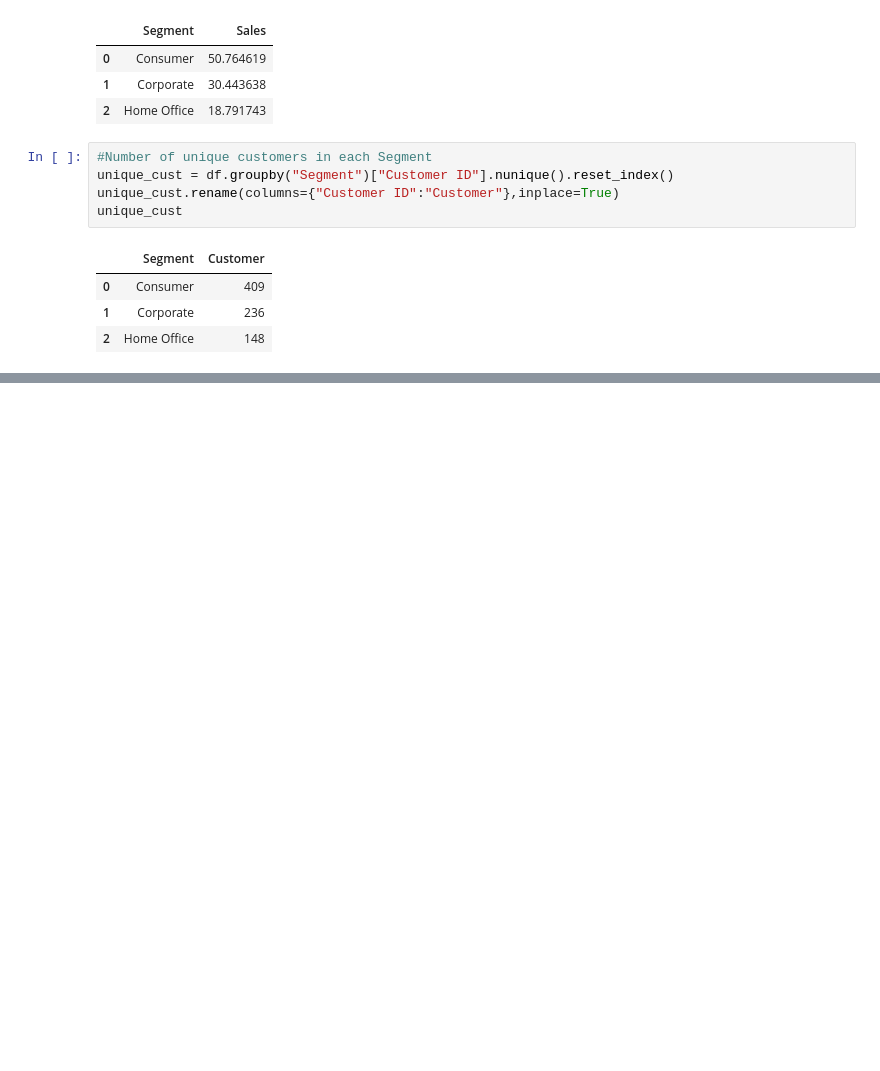
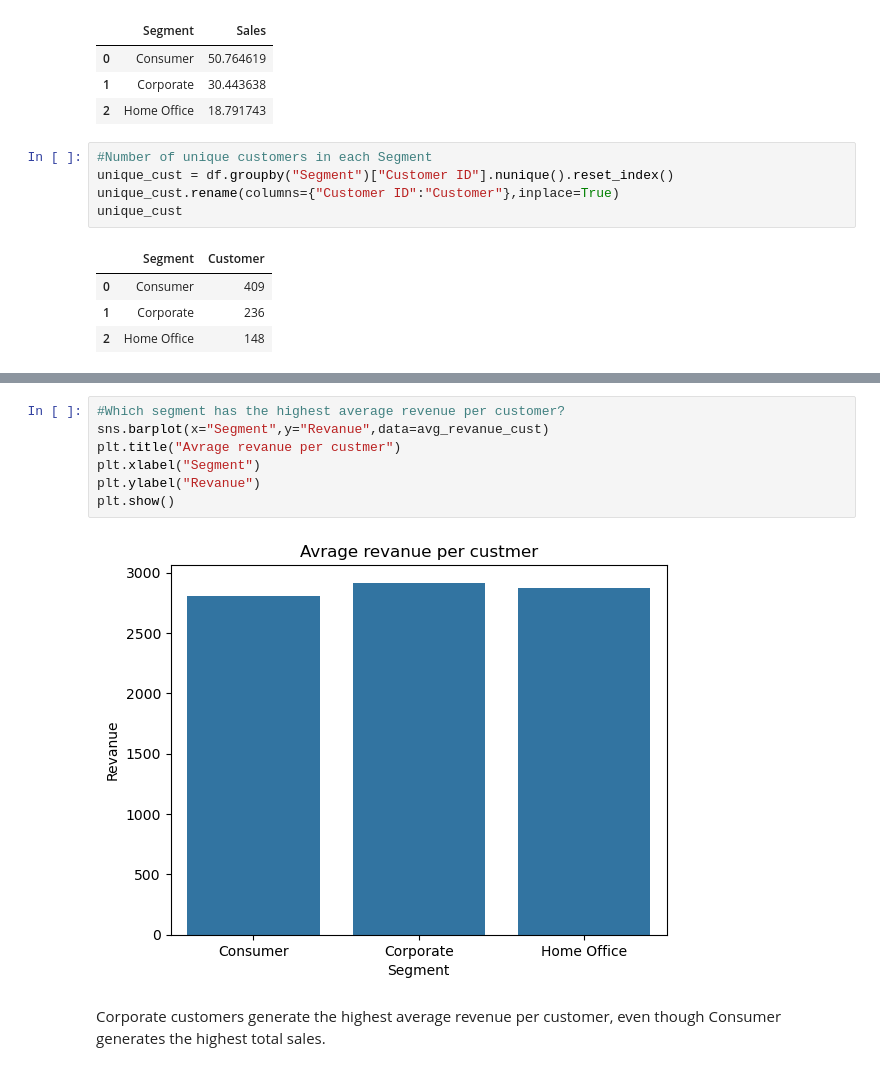
Before and after one commit to yashpawar-99/ecommerce-sales-analysis, a Jupyter notebook: notebooks/03_customer_analysis.ipynb, the cells around one changed output, grey strips where cells are left out. Drawn from its saved outputs; the diff is of its cells as text; blank space fills up the shorter version.

```diff
--- a/notebooks/03_customer_analysis.ipynb
+++ b/notebooks/03_customer_analysis.ipynb
@@ -195,0 +206,11 @@ avg_revanue_cust.reset_index()
+# %%
+#Which segment has the highest average revenue per customer?
+sns.barplot(x="Segment",y="Revanue",data=avg_revanue_cust)
+plt.title("Avrage revanue per custmer")
+plt.xlabel("Segment")
+plt.ylabel("Revanue")
+plt.show()
+# %% [output]
+[figure, added]
+# %% [markdown]
+Corporate customers generate the highest average revenue per customer, even though Consumer generates the highest total sales.
```
Also changed, not shown: parts of 2 cells of this notebook, 1 other file.
